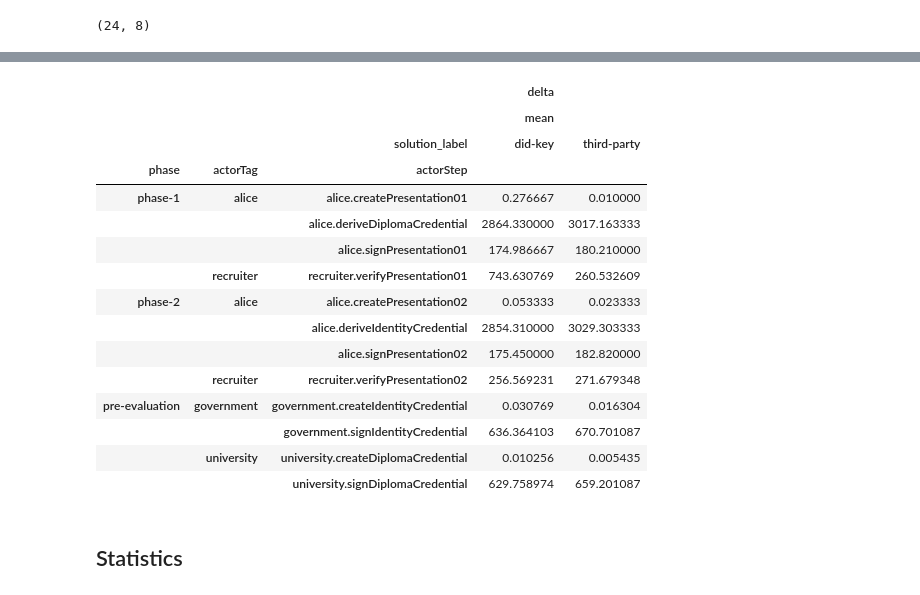
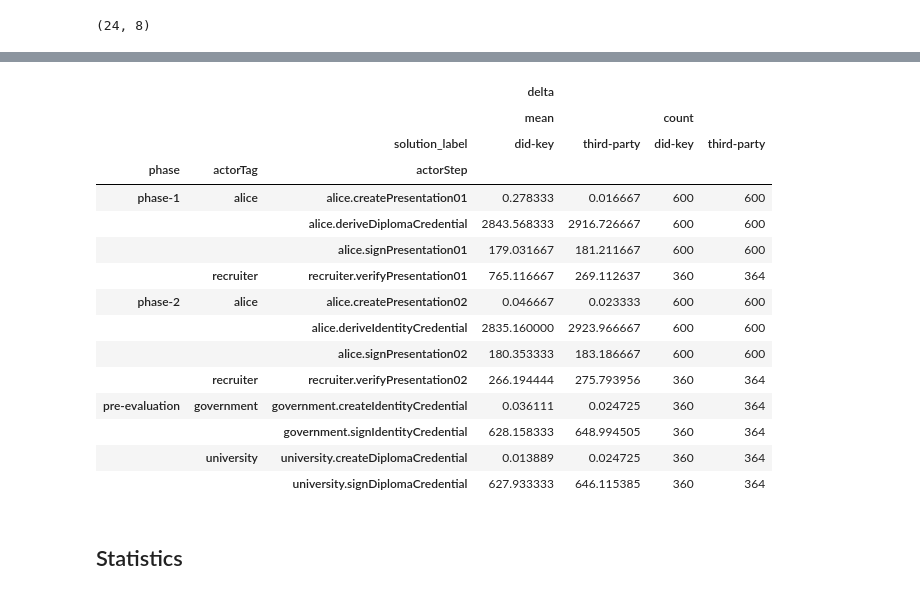
Before and after one commit to SolidLabResearch/pseudonymity-demo, a Jupyter notebook: profiling-report.ipynb, the cells around one changed output, grey strips where cells are left out. Drawn from its saved outputs; the diff is of its cells as text; code cells hidden in the pictures.

Commit message:
updated profiling report nb

```diff
--- a/profiling-report.ipynb
+++ b/profiling-report.ipynb
@@ -148,9 +176,12 @@ def create_solution_label_dataframe(df: pd.DataFrame) -> pd.DataFrame:
     df_report_solution_label['solution_label'] = df_report_solution_label.apply(extract_solution_label, axis=1)
     return df_report_solution_label
 
+def get_report_paths() -> pd.Series:
+    return pd.Series(glob('./reports/profiling/*/*.json'))
+
 def get_df() -> pd.DataFrame:
 
-    df = create_report_df(pd.Series(glob('./reports/profiling/*/*.json')))
+    df = create_report_df(get_report_paths())
     n0 = df.shape[0]
     df_report_solution_label = create_solution_label_dataframe(df)
     df = df.reset_index().set_index(['idx_report']).merge(pd.concat({'report':df_report_solution_label[['solution_label']]},axis=1),left_index=True, right_index=True)
@@ -245,7 +299,7 @@ df_tl[('report','delta_log1p')] = df_tl[('report','delta')].apply(np.log1p)
 
 # Equalize group sizes
 GROUP_COLUMNS = list(map(jsonpath2multi_index_tuple, ['report.actorTag','report.className','report.actorStep']))
-df_tl = equalize_groupsizes(df_tl, GROUP_COLUMNS)
-
-df_tl
+#df_tl = equalize_groupsizes(df_tl, GROUP_COLUMNS)
+print(df_tl.shape)
+df_tl.head(3)
 # %% [output]
@@ -553,22 +623,22 @@ plt.show()
 # %%
-df_tl.report.groupby(['phase','actorTag','solution_label','actorStep'])[['delta']].agg(['mean']).unstack('solution_label')
+df_tl.report.groupby(['phase','actorTag','solution_label','actorStep'])[['delta']].agg(['mean','count']).unstack('solution_label')
 # %% [output]
-|  |  |  | delta |  |
-|  |  |  | mean |  |
-|  |  | solution_label | did-key | third-party |
-| phase | actorTag | actorStep |  |  |
-| phase-1 | alice | alice.createPresentation01 | 0.276667 | 0.010000 |
-|  |  | alice.deriveDiplomaCredential | 2864.330000 | 3017.163333 |
-|  |  | alice.signPresentation01 | 174.986667 | 180.210000 |
-|  | recruiter | recruiter.verifyPresentation01 | 743.630769 | 260.532609 |
-| phase-2 | alice | alice.createPresentation02 | 0.053333 | 0.023333 |
-|  |  | alice.deriveIdentityCredential | 2854.310000 | 3029.303333 |
-|  |  | alice.signPresentation02 | 175.450000 | 182.820000 |
-|  | recruiter | recruiter.verifyPresentation02 | 256.569231 | 271.679348 |
-| pre-evaluation | government | government.createIdentityCredential | 0.030769 | 0.016304 |
-|  |  | government.signIdentityCredential | 636.364103 | 670.701087 |
-|  | university | university.createDiplomaCredential | 0.010256 | 0.005435 |
-|  |  | university.signDiplomaCredential | 629.758974 | 659.201087 |
+|  |  |  | delta |  |  |  |
+|  |  |  | mean |  | count |  |
+|  |  | solution_label | did-key | third-party | did-key | third-party |
+| phase | actorTag | actorStep |  |  |  |  |
+| phase-1 | alice | alice.createPresentation01 | 0.278333 | 0.016667 | 600 | 600 |
+|  |  | alice.deriveDiplomaCredential | 2843.568333 | 2916.726667 | 600 | 600 |
+|  |  | alice.signPresentation01 | 179.031667 | 181.211667 | 600 | 600 |
+|  | recruiter | recruiter.verifyPresentation01 | 765.116667 | 269.112637 | 360 | 364 |
+| phase-2 | alice | alice.createPresentation02 | 0.046667 | 0.023333 | 600 | 600 |
+|  |  | alice.deriveIdentityCredential | 2835.160000 | 2923.966667 | 600 | 600 |
+|  |  | alice.signPresentation02 | 180.353333 | 183.186667 | 600 | 600 |
+|  | recruiter | recruiter.verifyPresentation02 | 266.194444 | 275.793956 | 360 | 364 |
+| pre-evaluation | government | government.createIdentityCredential | 0.036111 | 0.024725 | 360 | 364 |
+|  |  | government.signIdentityCredential | 628.158333 | 648.994505 | 360 | 364 |
+|  | university | university.createDiplomaCredential | 0.013889 | 0.024725 | 360 | 364 |
+|  |  | university.signDiplomaCredential | 627.933333 | 646.115385 | 360 | 364 |
 # %%
 # TODO: REFACTOR
 get_repo_info()
```
Also changed, not shown: parts of 27 cells of this notebook.
